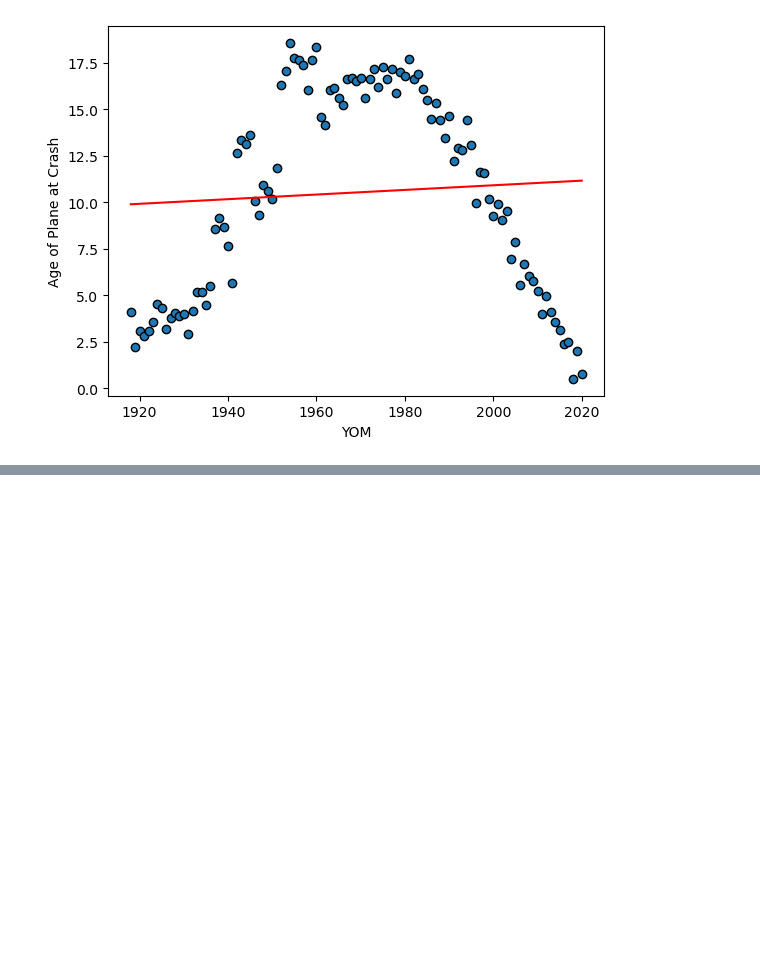
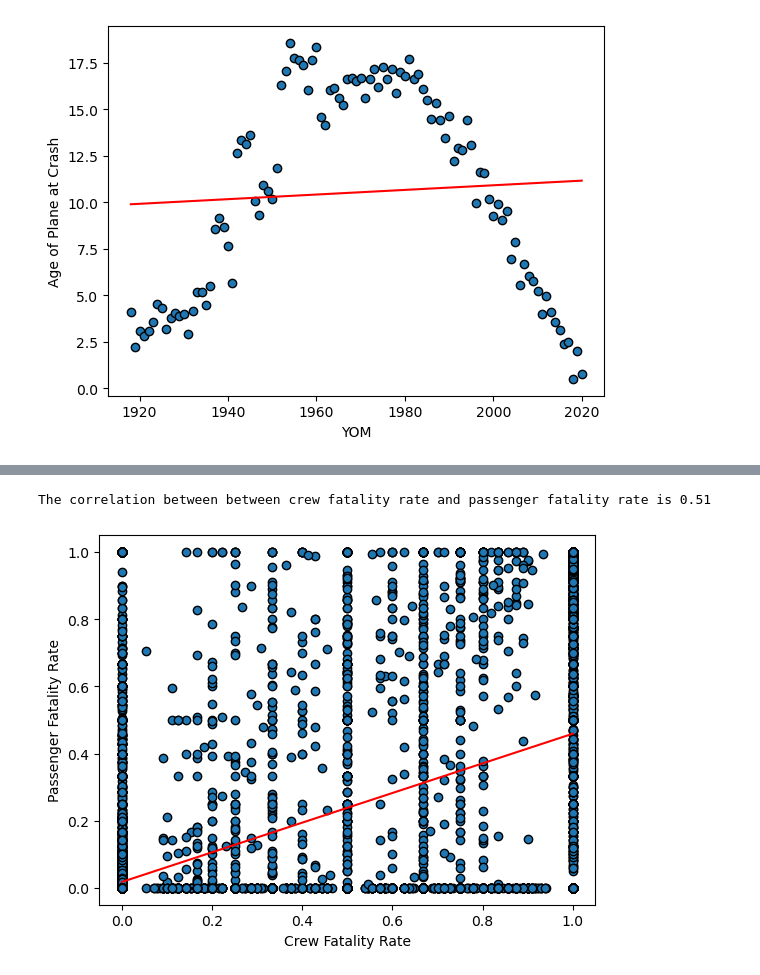
Before and after one commit to JaredSilva3/project1, a Jupyter notebook: Jordan Goodrick Project 1 Local Branch/project1/jordan_crash_data.ipynb, the cells around one changed output, grey strips where cells are left out. Saved outputs shown, nothing was run; the diff lists cells and outputs as text; code cells hidden in the pictures; blank space fills up the shorter version.

```diff
--- a/Jordan Goodrick Project 1 Local Branch/project1/jordan_crash_data.ipynb
+++ b/Jordan Goodrick Project 1 Local Branch/project1/jordan_crash_data.ipynb
@@ -83,0 +116,10 @@ The correlation between between a plane's age and the year of its crash is 0.07
+# %%
+Plane_Crashes_crewstats = "Plane_Crashes_crewstats.csv"
+
+
+
+crew_crashes_metadata = pd.read_csv(Plane_Crashes_crewstats)
+
+crew_crashes_metadata=pd.merge(crew_crashes_metadata,crew_crashes_metadata,how="left")
+# Display the data table for preview
+crew_crashes_metadata.head()
@@ -83,0 +134,20 @@ The correlation between between a plane's age and the year of its crash is 0.07
+# %%
+# Calculate the correlation coefficient and linear regression model
+
+crewcorrelation =st.pearsonr(crew_crashes_metadata["Crew Fatality Rate"],crew_crashes_metadata["Passenger Fatality Rate"])
+print(f"The correlation between between crew fatality rate and passenger fatality rate is {round(crewcorrelation[0],2)}")
+
+# Add the linear regression equation and line to plot
+
+(slope, intercept,rvalue, pvalue, stderr)=st.linregress(crew_crashes_metadata["Crew Fatality Rate"],crew_crashes_metadata["Passenger Fatality Rate"])
+regress_values=crew_crashes_metadata["Crew Fatality Rate"]* slope + intercept
+line_eq= f"y = {round(slope, 2)} x + {round(intercept, 2)}"
+
+plt.scatter(crew_crashes_metadata["Crew Fatality Rate"],crew_crashes_metadata["Passenger Fatality Rate"],edgecolors="k")
+plt.plot(crew_crashes_metadata["Crew Fatality Rate"], regress_values, color="red")
+plt.xlabel("Crew Fatality Rate")
+plt.ylabel("Passenger Fatality Rate")
+plt.show()
+# %% [output]
+The correlation between between crew fatality rate and passenger fatality rate is 0.51
+[figure, added]
```
Also changed, not shown: parts of 13 cells of this notebook, 1 other file.
